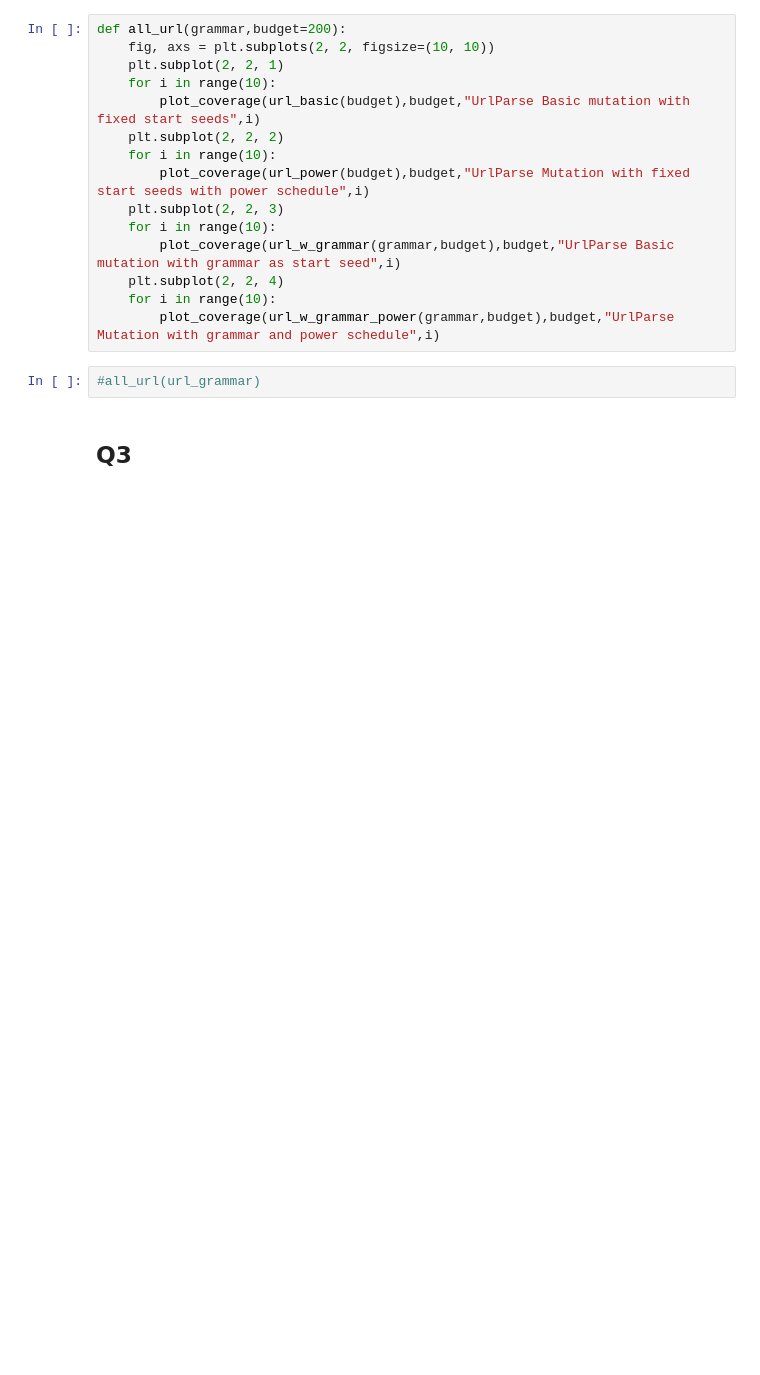
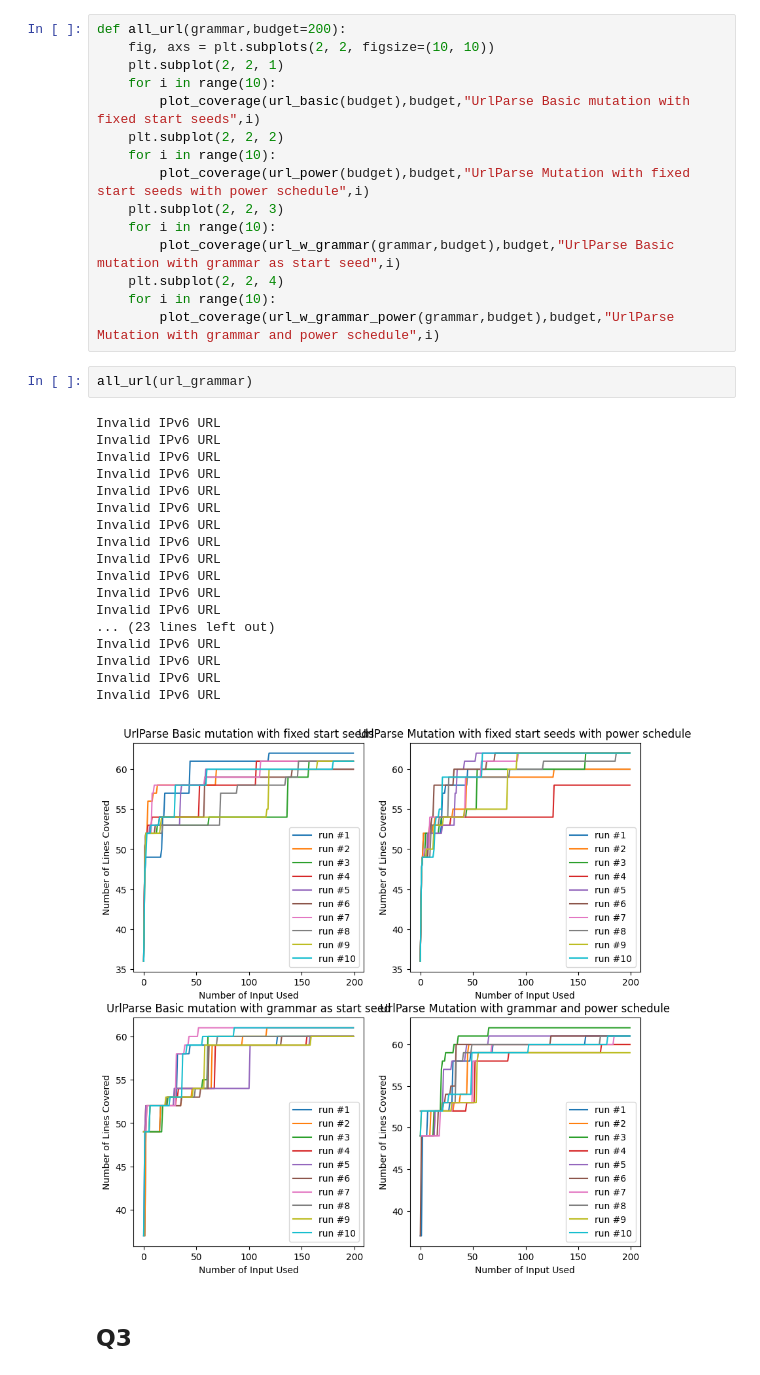
Before and after one commit to comeyrd/log6380_LAB2, a Jupyter notebook: lab.ipynb, the cells around one changed output. Cells and saved outputs as stored; diff of their text form; blank space fills up the shorter version.

```diff
--- a/lab.ipynb
+++ b/lab.ipynb
@@ -270,8 +289,27 @@ def all_url(grammar,budget=200):
     plt.subplot(2, 2, 4)
     for i in range(10):
         plot_coverage(url_w_grammar_power(grammar,budget),budget,"UrlParse Mutation with grammar and power schedule",i)
-# %%
-#all_url(url_grammar)
+# %%
+all_url(url_grammar)
+# %% [output]
+Invalid IPv6 URL
+Invalid IPv6 URL
+Invalid IPv6 URL
+Invalid IPv6 URL
+Invalid IPv6 URL
+Invalid IPv6 URL
+Invalid IPv6 URL
+Invalid IPv6 URL
+Invalid IPv6 URL
+Invalid IPv6 URL
+Invalid IPv6 URL
+Invalid IPv6 URL
+... (23 lines left out)
+Invalid IPv6 URL
+Invalid IPv6 URL
+Invalid IPv6 URL
+Invalid IPv6 URL
+[figure, added]
 # %% [markdown]
 ## Q3
 # %%
```
Also changed, not shown: parts of 5 cells of this notebook, 5 other files.
